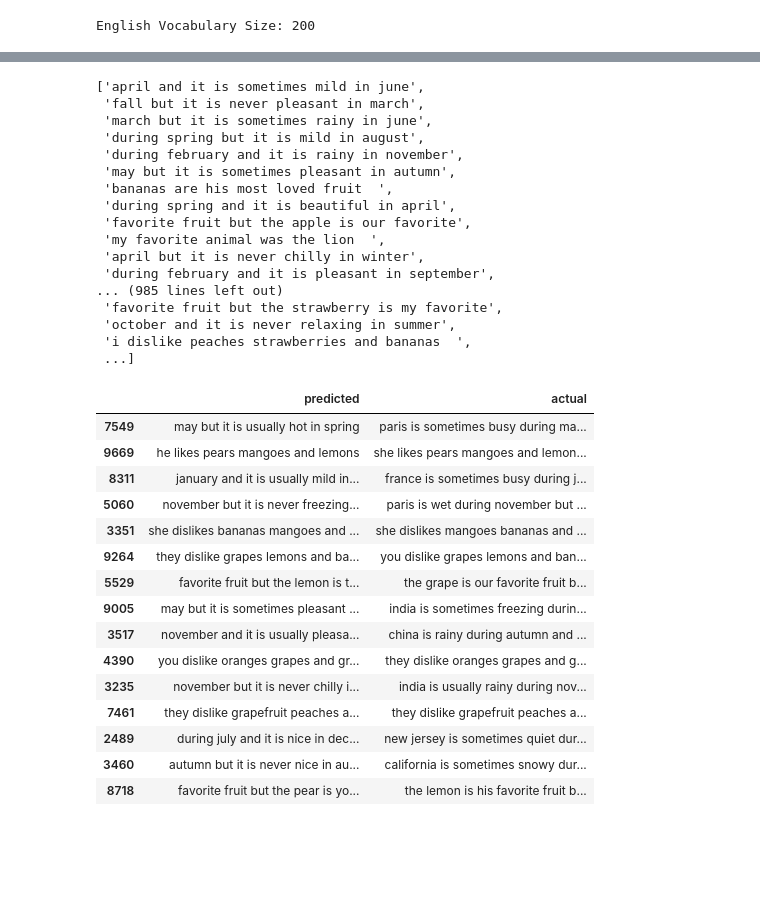
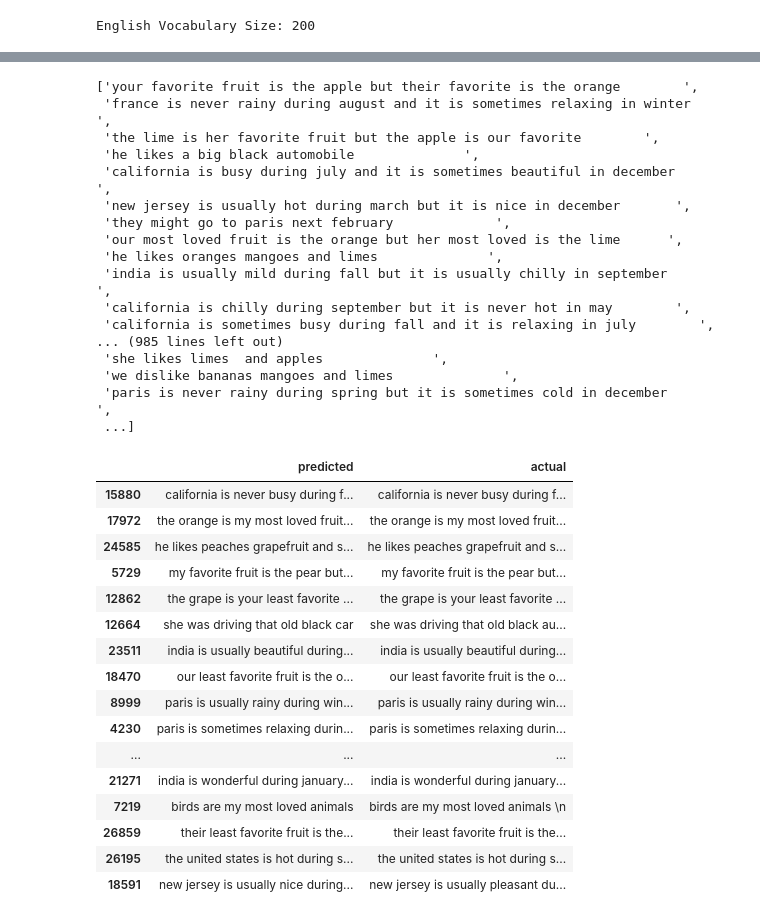
Before and after one commit to Al95200/machine-translation, a Jupyter notebook: traducteur_anglais_francais.ipynb, the cells around one changed output, grey strips where cells are left out. Cells and saved outputs as stored; diff of their text form; code cells hidden in the pictures; blank space fills up the shorter version.

```diff
--- a/traducteur_anglais_francais.ipynb
+++ b/traducteur_anglais_francais.ipynb
@@ -50,7 +50,7 @@ for fr, en in zip(line_file1, line_file2):
     temp = []
 # %%
 fr_eng = array(fr_eng)
-fr_eng = fr_eng[:50000,:]
+# fr_eng = fr_eng[:50000,:]
 # %%
 fr_eng
 # %% [output]
@@ -149,6 +149,6 @@ English Vocabulary Size: 200
 fr_tokenizer = tokenization(fr_eng[:, 1])
 fr_vocab_size = len(fr_tokenizer.word_index) + 1
 
-fr_length = 8
+fr_length = 20
 print('French Vocabulary Size: %d' % fr_vocab_size)
 # %% [output]
@@ -242,5 +226,5 @@ plt.show()
 # %%
-model = load_model('model.h1.24_jan_19')
+model = load_model('model.h1.15_07_2020')
 preds = model.predict_classes(testX.reshape((testX.shape[0],testX.shape[1])))
 # %%
 preds
@@ -279,45 +263,46 @@ for i in preds:
 # %%
 preds_text
 # %% [output]
-['april and it is sometimes mild in june',
- 'fall but it is never pleasant in march',
- 'march but it is sometimes rainy in june',
- 'during spring but it is mild in august',
- 'during february and it is rainy in november',
- 'may but it is sometimes pleasant in autumn',
- 'bananas are his most loved fruit  ',
- 'during spring and it is beautiful in april',
- 'favorite fruit but the apple is our favorite',
- 'my favorite animal was the lion  ',
- 'april but it is never chilly in winter',
- 'during february and it is pleasant in september',
+['your favorite fruit is the apple but their favorite is the orange        ',
+ 'france is never rainy during august and it is sometimes relaxing in winter       ',
+ 'the lime is her favorite fruit but the apple is our favorite        ',
+ 'he likes a big black automobile              ',
+ 'california is busy during july and it is sometimes beautiful in december        ',
+ 'new jersey is usually hot during march but it is nice in december       ',
+ 'they might go to paris next february             ',
+ 'our most loved fruit is the orange but her most loved is the lime      ',
+ 'he likes oranges mangoes and limes              ',
+ 'india is usually mild during fall but it is usually chilly in september       ',
+ 'california is chilly during september but it is never hot in may        ',
+ 'california is sometimes busy during fall and it is relaxing in july        ',
 ... (985 lines left out)
- 'favorite fruit but the strawberry is my favorite',
- 'october and it is never relaxing in summer',
- 'i dislike peaches strawberries and bananas  ',
+ 'she likes limes  and apples              ',
+ 'we dislike bananas mangoes and limes              ',
+ 'paris is never rainy during spring but it is sometimes cold in december       ',
  ...]
 # %%
 pred_df = pd.DataFrame({'predicted' : preds_text, 'actual' : test[:,0]})
 # %%
 # print 15 rows randomly
-pred_df.sample(15)
+pred_df.sample(50)
 # %% [output]
 |  | predicted | actual |
-| 7549 | may but it is usually hot in spring | paris is sometimes busy during ma... |
-| 9669 | he likes pears mangoes and lemons | she likes pears mangoes and lemon... |
-| 8311 | january and it is usually mild in... | france is sometimes busy during j... |
-| 5060 | november but it is never freezing... | paris is wet during november but ... |
-| 3351 | she dislikes bananas mangoes and ... | she dislikes mangoes bananas and ... |
-| 9264 | they dislike grapes lemons and ba... | you dislike grapes lemons and ban... |
-| 5529 | favorite fruit but the lemon is t... | the grape is our favorite fruit b... |
-| 9005 | may but it is sometimes pleasant ... | india is sometimes freezing durin... |
-| 3517 | november and it is usually pleasa... | china is rainy during autumn and ... |
-| 4390 | you dislike oranges grapes and gr... | they dislike oranges grapes and g... |
-| 3235 | november but it is never chilly i... | india is usually rainy during nov... |
-| 7461 | they dislike grapefruit peaches a... | they dislike grapefruit peaches a... |
-| 2489 | during july and it is nice in dec... | new jersey is sometimes quiet dur... |
-| 3460 | autumn but it is never nice in au... | california is sometimes snowy dur... |
-| 8718 | favorite fruit but the pear is yo... | the lemon is his favorite fruit b... |
+| 15880 | california is never busy during f... | california is never busy during f... |
+| 17972 | the orange is my most loved fruit... | the orange is my most loved fruit... |
+| 24585 | he likes peaches grapefruit and s... | he likes peaches grapefruit and s... |
+| 5729 | my favorite fruit is the pear but... | my favorite fruit is the pear but... |
+| 12862 | the grape is your least favorite ... | the grape is your least favorite ... |
+| 12664 | she was driving that old black car | she was driving that old black au... |
+| 23511 | india is usually beautiful during... | india is usually beautiful during... |
+| 18470 | our least favorite fruit is the o... | our least favorite fruit is the o... |
+| 8999 | paris is usually rainy during win... | paris is usually rainy during win... |
+| 4230 | paris is sometimes relaxing durin... | paris is sometimes relaxing durin... |
+| ... | ... | ... |
+| 21271 | india is wonderful during january... | india is wonderful during january... |
+| 7219 | birds are my most loved animals | birds are my most loved animals \n |
+| 26859 | their least favorite fruit is the... | their least favorite fruit is the... |
+| 26195 | the united states is hot during s... | the united states is hot during s... |
+| 18591 | new jersey is usually nice during... | new jersey is usually pleasant du... |
 # %%
 def Average(lst):
     return sum(lst) / len(lst)
```
Also changed, not shown: parts of 14 cells of this notebook.
